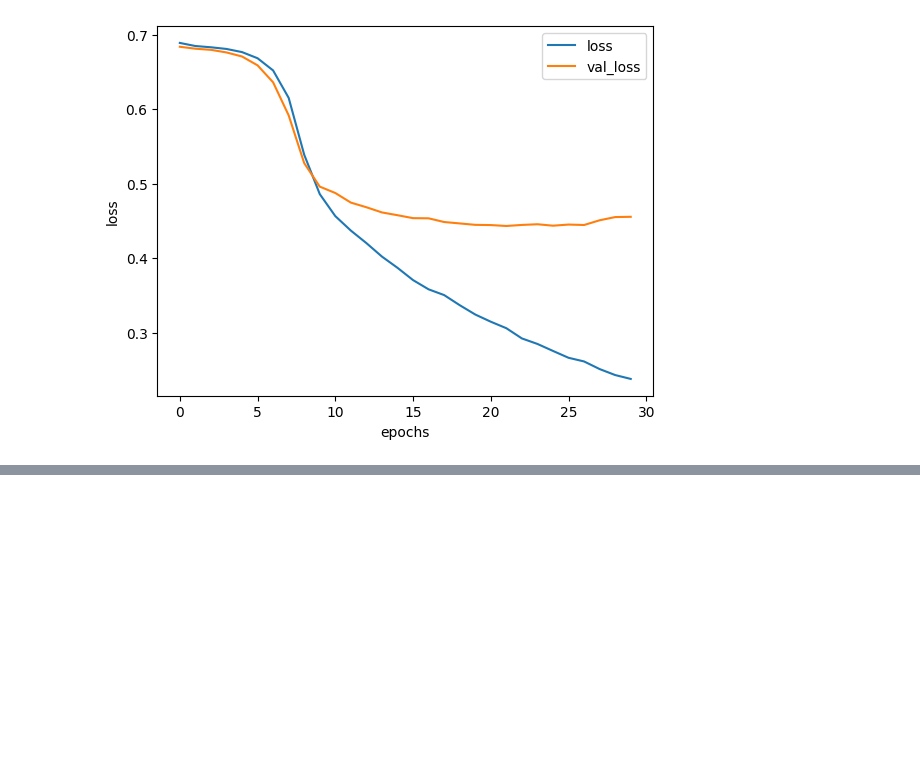
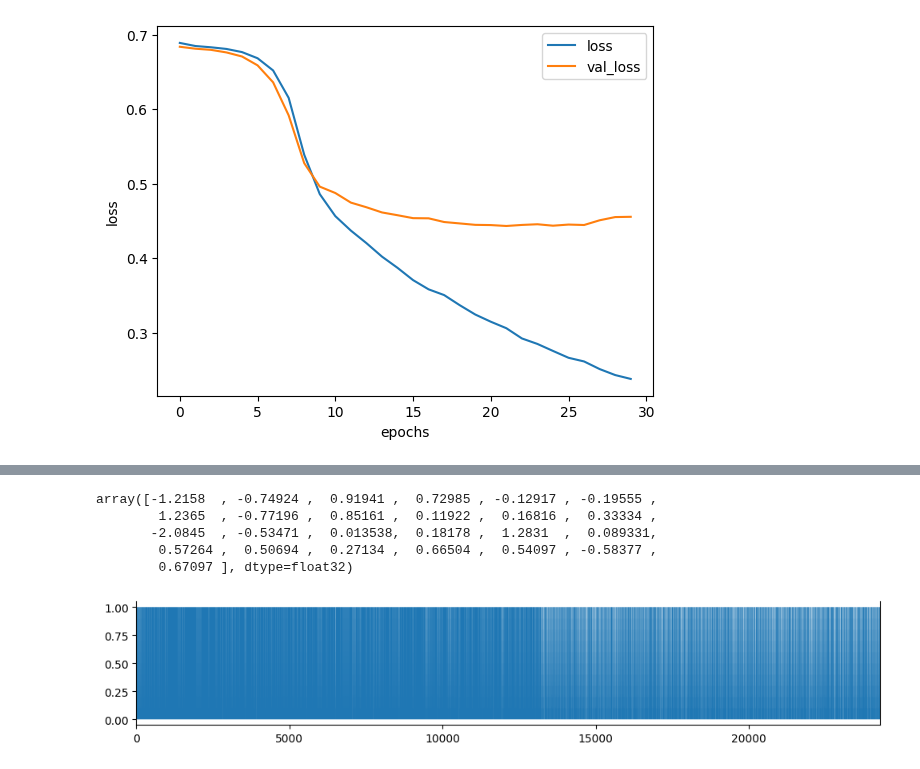
Before and after one commit to Gugo-le/school_record_, a Jupyter notebook: RNN.ipynb, the cells around one changed output, grey strips where cells are left out. Saved outputs shown, nothing was run; the diff lists cells and outputs as text; code cells hidden in the pictures; blank space fills up the shorter version.

```diff
--- a/RNN.ipynb
+++ b/RNN.ipynb
@@ -295,0 +338,8 @@ plt.show()
+# %%
+glove_embeddings['frog']
+# %% [output]
+array([-1.2158  , -0.74924 ,  0.91941 ,  0.72985 , -0.12917 , -0.19555 ,
+        1.2365  , -0.77196 ,  0.85161 ,  0.11922 ,  0.16816 ,  0.33334 ,
+       -2.0845  , -0.53471 ,  0.013538,  0.18178 ,  1.2831  ,  0.089331,
+        0.57264 ,  0.50694 ,  0.27134 ,  0.66504 ,  0.54097 , -0.58377 ,
+        0.67097 ], dtype=float32)
@@ -295,0 +354,41 @@ plt.show()
+# %%
+training_sentences = sentences[0:training_size]
+testing_sentences = sentences[training_size:]
+training_labels = labels[0:training_size]
+testing_labels = labels[training_size:]
+# %%
+tokenizer = Tokenizer(num_words=vocab_size, oov_token=oov_tok)
+tokenizer.fit_on_texts(training_sentences)
+
+word_index = tokenizer.word_index
+
+training_sequences = tokenizer.texts_to_sequences(training_sentences)
+training_padded = pad_sequences(training_sequences, maxlen=max_length,
+                                padding=padding_type, truncating=trunc_type)
+
+testing_sequences = tokenizer.texts_to_sequences(testing_sentences)
+testing_padded = pad_sequences(testing_sequences, maxlen=max_length,
+                               padding=padding_type, truncating=trunc_type)
+# %%
+xs=[]
+ys=[]
+cumulative_y=[]
+total_y=0
+for word, index in tokenizer.word_index.items():
+    xs.append(index)
+    if glove_embeddings.get(word) is not None:
+        total_y = total_y + 1
+        ys.append(1)
+    else:
+        ys.append(0)
+    cumulative_y.append(total_y / index)
+# %%
+fig, ax = plt.subplots(figsize=(12,2))
+ax.spines['top'].set_visible(False)
+
+plt.margins(x=0, y=None, tight=True)
+#plt.axis([13000, 14000, 0, 1])
+plt.fill(ys)
+plt.show()
+# %% [output]
+[figure, added]
```
Also changed, not shown: parts of 12 cells of this notebook.
